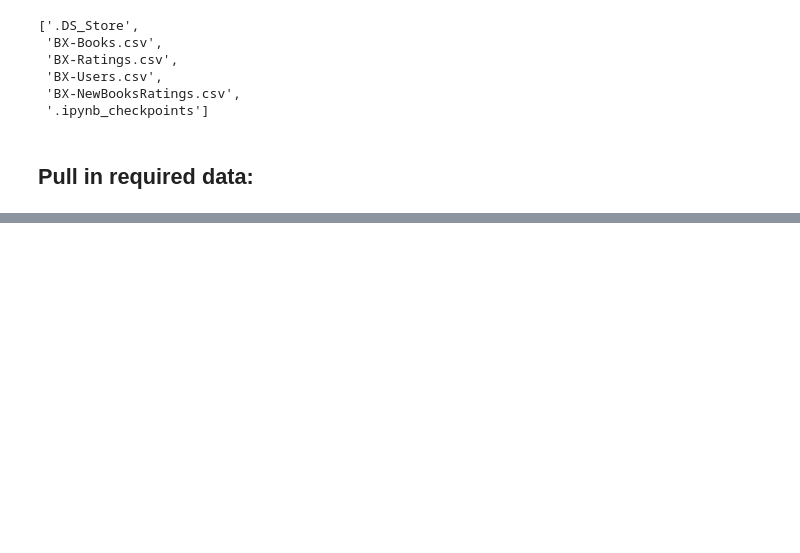
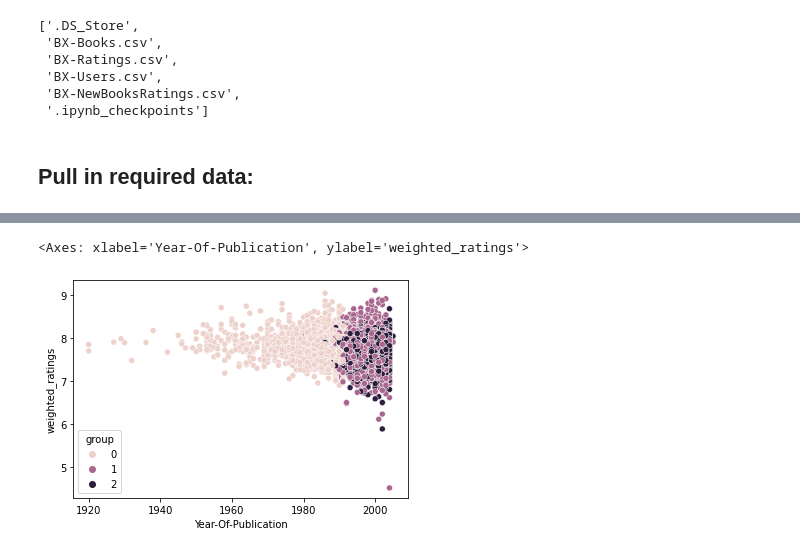
Before and after one commit to caseynator123/EDP_assigment2, a Jupyter notebook: ml/ml_analysis.ipynb, the cells around one changed output, grey strips where cells are left out. Cells and saved outputs as stored; diff of their text form; code cells hidden in the pictures; blank space fills up the shorter version.

```diff
--- a/ml/ml_analysis.ipynb
+++ b/ml/ml_analysis.ipynb
@@ -105,0 +245,10 @@ books[books['Book-Title'].isna()]
+# %%
+# fitting and predicting
+
+kmeans = KMeans(n_clusters = 3, init = 'k-means++', random_state = 1)
+kmeans.fit(clus_df)
+y_kmeans = kmeans.predict(clus_df)
+# %%
+labels = kmeans.labels_
+df['group'] = labels
+df
@@ -105,0 +274,3 @@ books[books['Book-Title'].isna()]
+# %%
+books_ratings['group'] = labels
+books_ratings
@@ -105,0 +299,5 @@ books[books['Book-Title'].isna()]
+# %%
+sns.scatterplot(books_ratings, x = 'Year-Of-Publication', y = 'weighted_ratings', hue = 'group')
+# %% [output]
+<Axes: xlabel='Year-Of-Publication', ylabel='weighted_ratings'>
+[figure, added]
```
Also changed, not shown: parts of 41 cells of this notebook, 1 other file.
